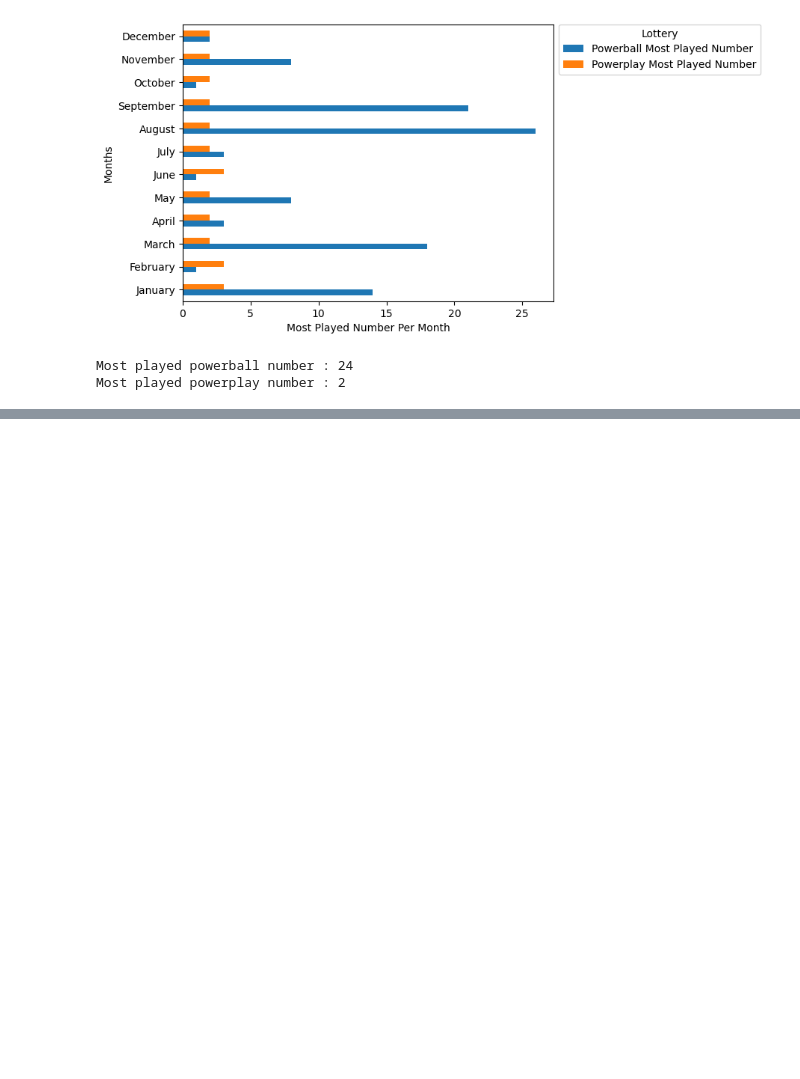
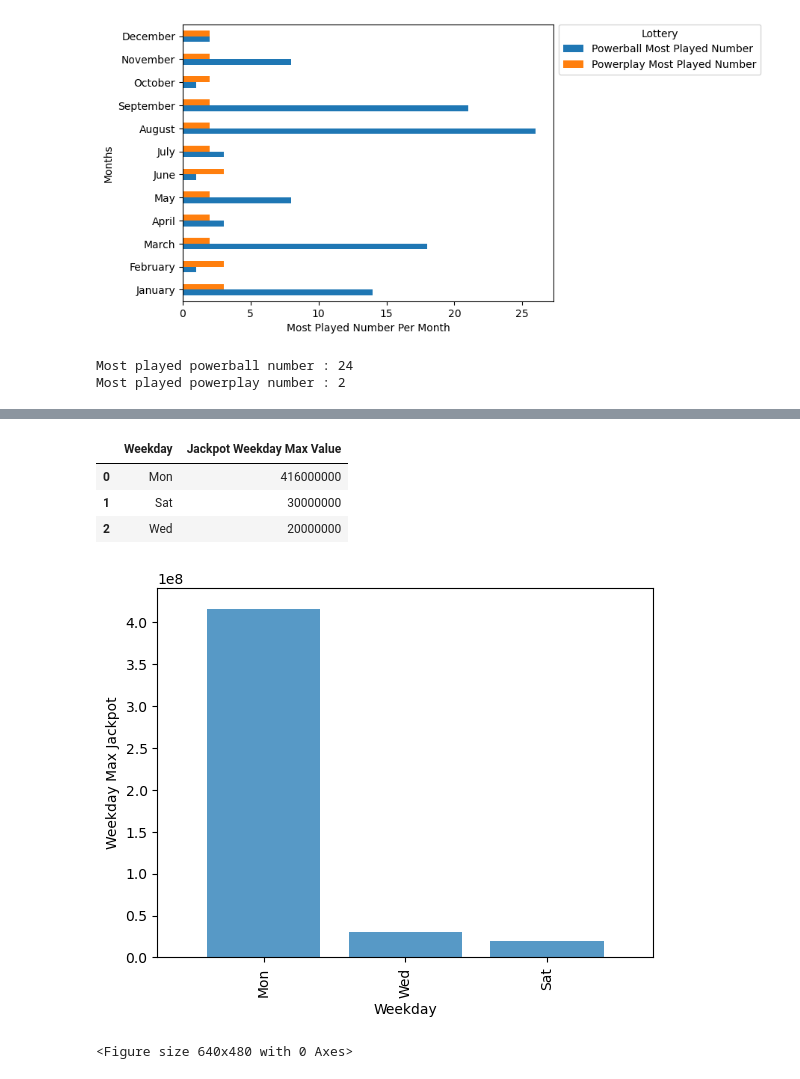
Before and after one commit to JLaydeJ/Project_1, a Jupyter notebook: Project_1_2021.ipynb, the cells around one changed output, grey strips where cells are left out. Cells and saved outputs as stored; diff of their text form; code cells hidden in the pictures; blank space fills up the shorter version.

```diff
--- a/Project_1_2021.ipynb
+++ b/Project_1_2021.ipynb
@@ -189,0 +192,49 @@ jackpot_df["month"] = jackpot_df["date"].apply(lambda x:x.strftime("%B"))
+# %%
+# Take a copy of the orginal dataframe "weekday" amd "jackpot" values
+jackpot_weekday_df = wa_lottery_df[["weekday", "jackpot"]]
+
+# Need to use .groupby plus .value_counts to get the jackpot for each weekday
+jackpot_weekday_total = jackpot_weekday_df.groupby(["weekday"])["jackpot"].value_counts()
+
+# Take .max to find most played powerball/powerplay number
+max_jackpot_weekday = jackpot_weekday_total.groupby(["weekday"]).idxmax().values
+
+# Assemble the resulting index into a single summary DataFrame.
+jackpot_weekday_combined_df = pd.DataFrame({"Jackpot Weekday Max": max_jackpot_weekday})
+
+#Split both dataframes from ( , ) to two new columns
+weekday_jackpot_max_df = pd.DataFrame(jackpot_weekday_combined_df["Jackpot Weekday Max"].tolist(), columns = ["Weekday","Jackpot Weekday Max Value"])
+
+# Display the data table for preview
+weekday_jackpot_max_df
+# %% [output]
+|  | Weekday | Jackpot Weekday Max Value |
+| 0 | Mon | 416000000 |
+| 1 | Sat | 30000000 |
+| 2 | Wed | 20000000 |
+# %%
+# Plot bar chart
+Weekday = ["Mon", "Wed", "Sat"]
+Jackpot  = [416000000, 30000000, 20000000]
+x_axis = np.arange(0, len(Jackpot))
+tick_locations = [x for x in x_axis]
+
+# Use #1f77b4 for default blue to match bar chart above
+plt.bar(x_axis, Jackpot, color="#1f77b4", alpha=0.75, align="center")
+
+# Set the xlimit and ylimit
+plt.xlim(-0.75, len(x_axis)-0.25)
+plt.ylim(0, max(Jackpot) + 25000000)
+
+# Set the xlabel and ylabel
+plt.xlabel("Weekday")
+plt.ylabel("Weekday Max Jackpot")
+
+# Set tick location
+plt.xticks(tick_locations, Weekday, rotation = 90)
+
+plt.show()
+plt.tight_layout()
+# %% [output]
+[figure, added]
+<Figure size 640x480 with 0 Axes>
```
Also changed, not shown: parts of 5 cells of this notebook.
